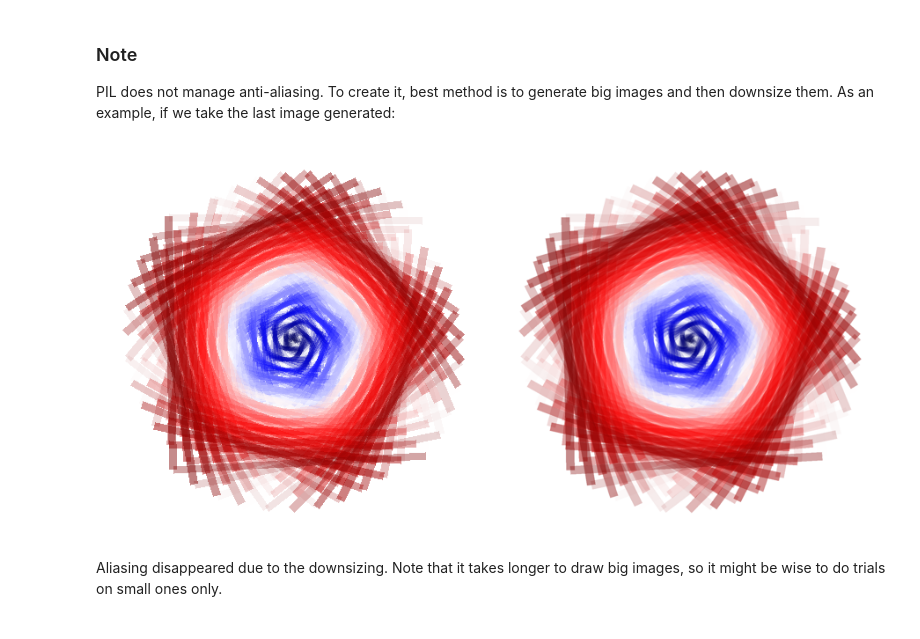
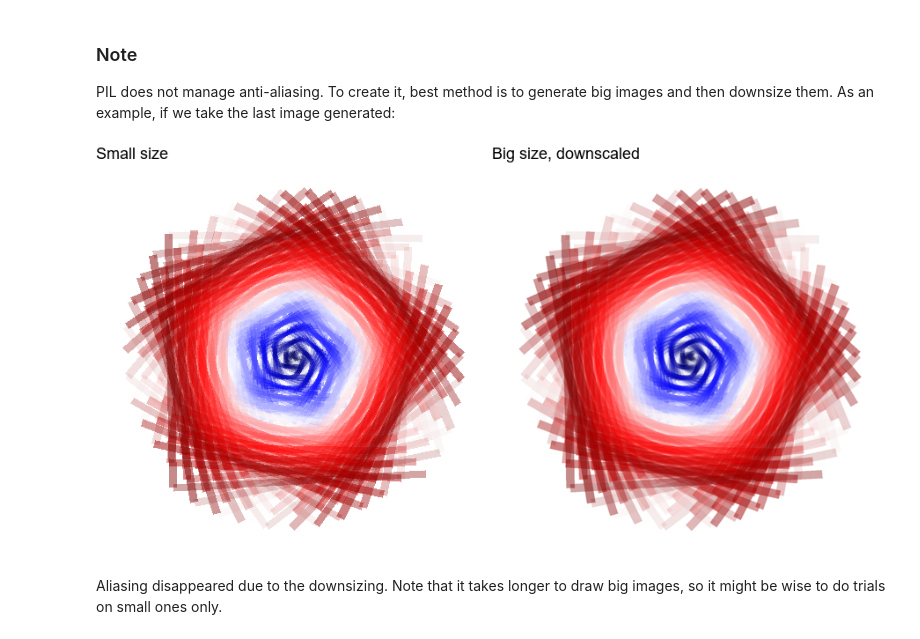
Before and after one commit to Sylvain-Rama/PILes, a Jupyter notebook: docs/PILes - Examples.ipynb, the cells around one changed output. Drawn from its saved outputs; the diff is of its cells as text; code cells hidden in the pictures.

```diff
--- a/docs/PILes - Examples.ipynb
+++ b/docs/PILes - Examples.ipynb
@@ -453,27 +457,27 @@ As an example, if we take the last image generated:
 # %%
 spiral3 = PILe()
 spiral3.height, spiral3.width = 1200, 1200 # Let's make it BIG! Multiplying dimensions by 3.
 x3, y3 = Spiral(n=500).quadratic(k=17)
 spiral3.coords = x3, y3
 
 spiral3.widths = (- Distance(x3, y3).normal() * 15) + 30 # Simply multiply everything by 3
 
 # PLaying with outlines colors and not fill colors.
 spiral3.outlines = ColorPile().from_matplotlib('seismic', 50).map_to_distance(x3, y3)
 spiral3.alphas = Angle(x3, y3).wave(waves=5) * 128
 
 img8 = Image.new("RGBA", (1350, 1350), (128, 128, 128, 0)) # canvas size was multiplied by 3 as well.
 drawer = ImageDraws(img8)
 
 drawer.DrawLines(spiral3)
 
 img9 = img8.resize ((450, 450)) # And then downsize it to original size
 
-comparison = GroupImages([img7, img9]).multidraw(nrows=1, ncols=2)
+comparison = GroupImages([img7, img9]).multidraw(nrows=1, ncols=2, titles=['Small size', 'Big size, downscaled'])
 
 display(comparison) # Note the anti-aliased image compared to previous one.
 # %% [output]
-[figure, old version]
+[figure, new version]
 # %% [markdown]
 Aliasing disappeared due to the downsizing. Note that it takes longer to draw big images, so it might be wise to do trials on small ones only.
 # %% [markdown]
```
Also changed, not shown: parts of 13 cells of this notebook.
